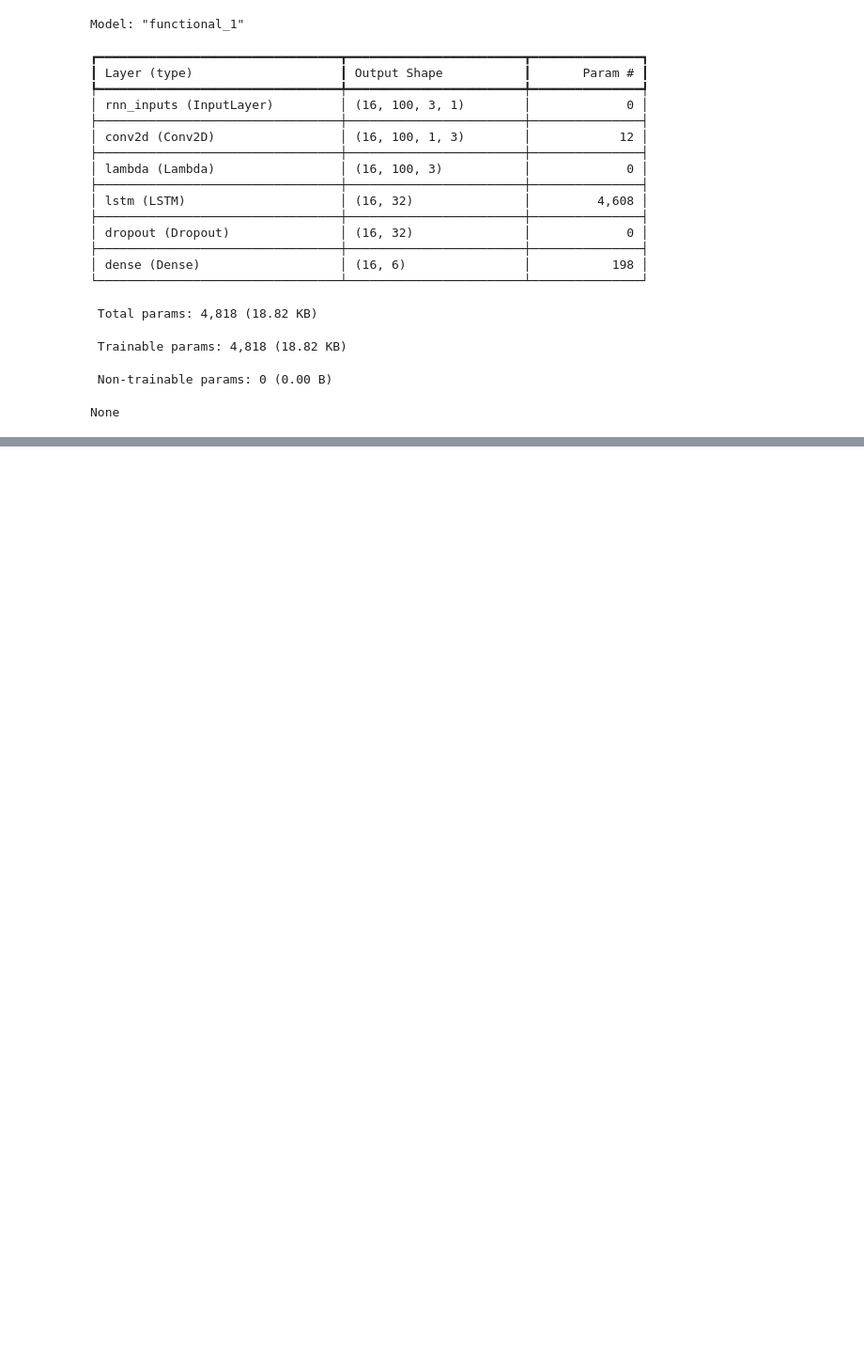
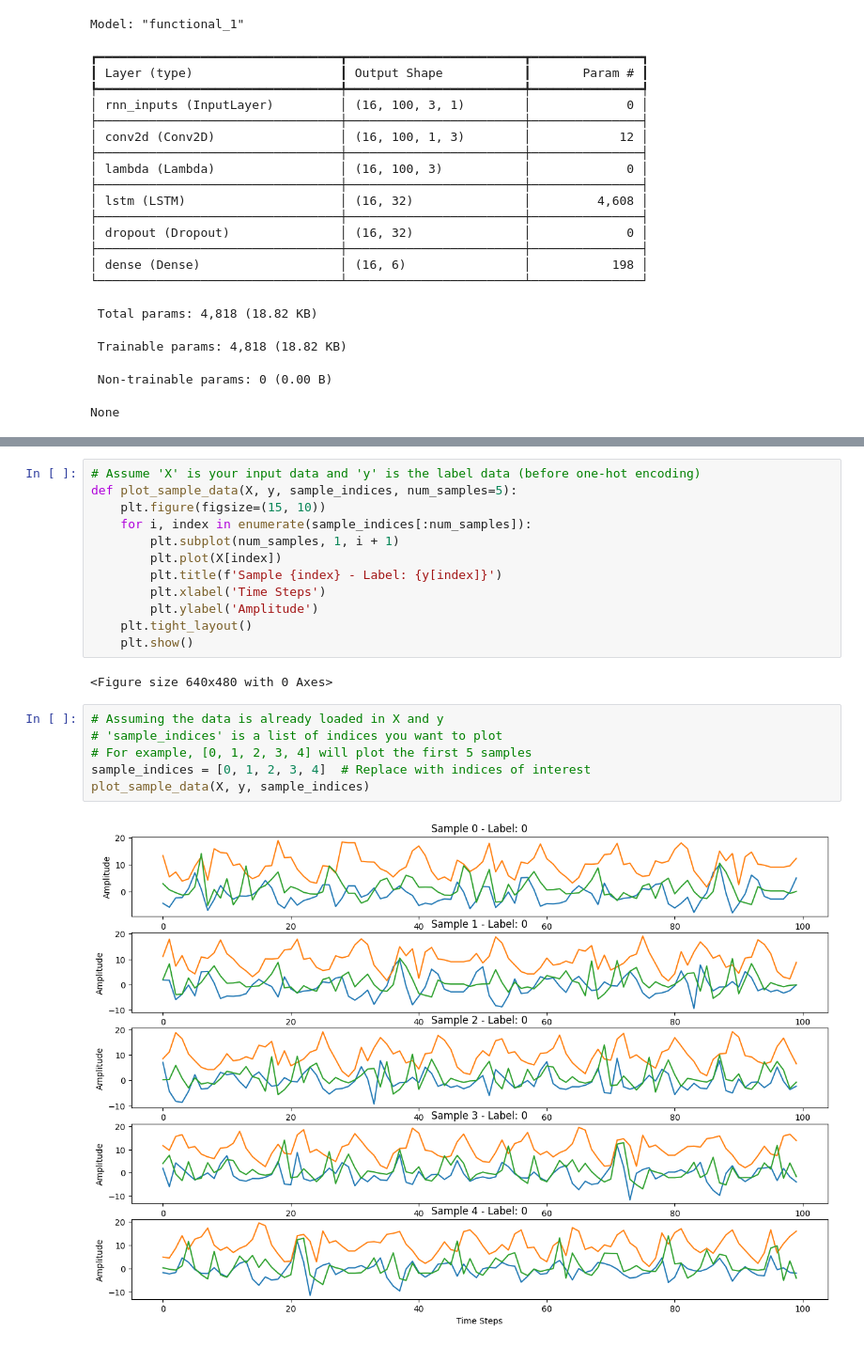
Before and after one commit to aswinc208/encodingHumanActivity, a Jupyter notebook: codes/model_baseline/model_baseline_detail_study.ipynb, the cells around one changed output, grey strips where cells are left out. Shown at 94% size. Saved outputs shown, nothing was run; the diff lists cells and outputs as text; blank space fills up the shorter version.

```diff
--- a/codes/model_baseline/model_baseline_detail_study.ipynb
+++ b/codes/model_baseline/model_baseline_detail_study.ipynb
@@ -303,0 +390,22 @@ None
+# %%
+# Assume 'X' is your input data and 'y' is the label data (before one-hot encoding)
+def plot_sample_data(X, y, sample_indices, num_samples=5):
+    plt.figure(figsize=(15, 10))
+    for i, index in enumerate(sample_indices[:num_samples]):
+        plt.subplot(num_samples, 1, i + 1)
+        plt.plot(X[index])
+        plt.title(f'Sample {index} - Label: {y[index]}')
+        plt.xlabel('Time Steps')
+        plt.ylabel('Amplitude')
+    plt.tight_layout()
+    plt.show()
+# %% [output]
+<Figure size 640x480 with 0 Axes>
+# %%
+# Assuming the data is already loaded in X and y
+# 'sample_indices' is a list of indices you want to plot
+# For example, [0, 1, 2, 3, 4] will plot the first 5 samples
+sample_indices = [0, 1, 2, 3, 4]  # Replace with indices of interest
+plot_sample_data(X, y, sample_indices)
+# %% [output]
+[figure, added]
```
Also changed, not shown: parts of 8 cells of this notebook.
